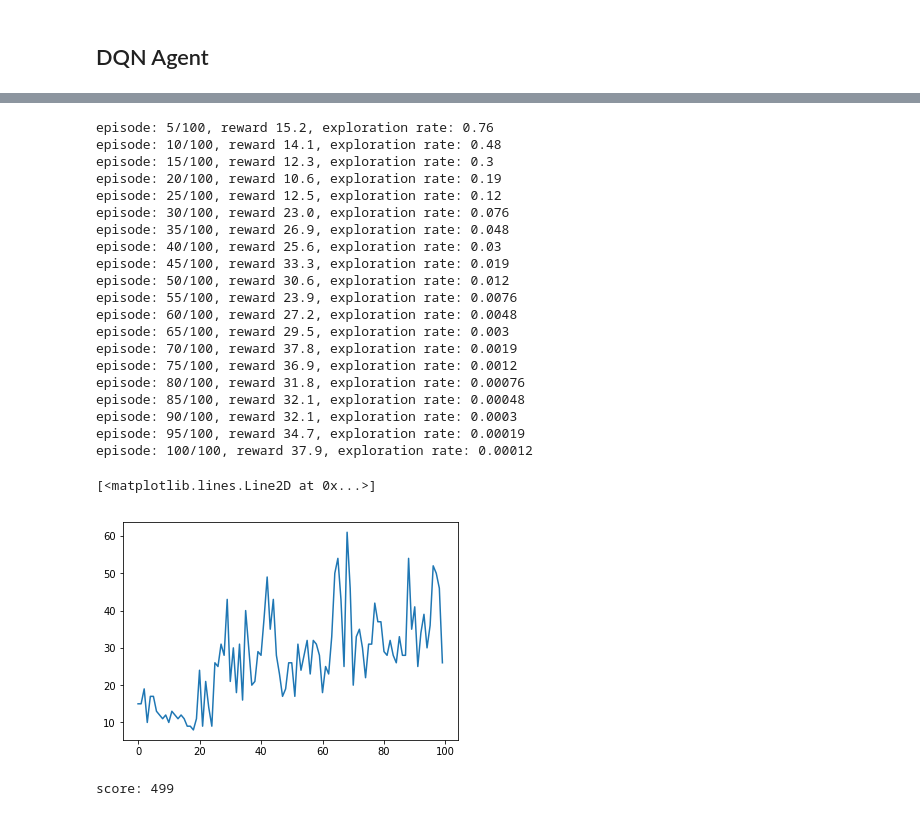
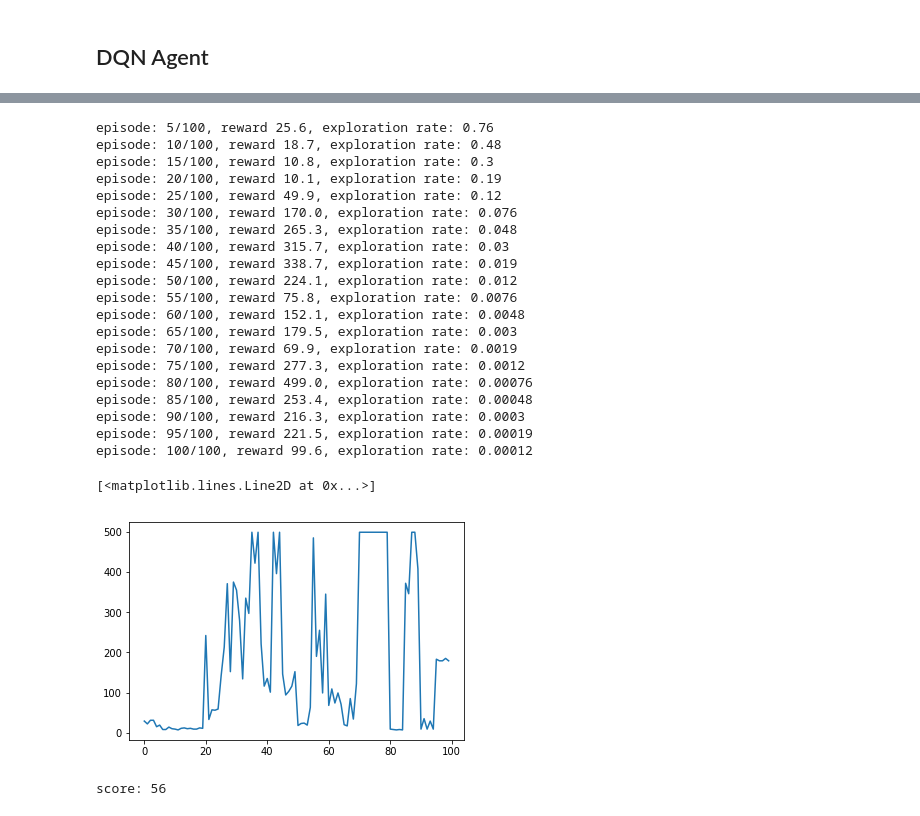
Before and after one commit to omikad/studying-ml, a Jupyter notebook: DQN/gymbook.ipynb, the cells around one changed output, grey strips where cells are left out. Saved outputs shown, nothing was run; the diff lists cells and outputs as text; code cells hidden in the pictures.

```diff
--- a/DQN/gymbook.ipynb
+++ b/DQN/gymbook.ipynb
@@ -326,33 +334,46 @@ env = gym.make('CartPole-v1')
 # %%
 params = LearningParameters(env.observation_space.shape[0], env.action_space.n, 100)
-# trained_agent, rewards = train_reward_is_time(env, PolicyGradientAgent(params), params)
-trained_agent, rewards = train(env, DQNAgent(params), params)
-# trained_agent, rewards = train_reward_is_time(env, ActionAsInputAgent(params), params)
+
+# params.episodes_between_think = 1
+# agent = PolicyGradientAgent(params)
+
+# agent = DqnAgent(params)
+
+agent = ActionAsInputAgent(params)
+
+if 'session' in locals():
+    session.close()
+session = tf.Session()
+session.run(agent.model['init'])
+
+agent, rewards = train_reward_is_time(env, agent, params)
+# agent, rewards = train(env, agent, params)
+# agent, rewards = train_reward_is_time(env, ActionAsInputAgent(params), params)
 plt.plot(rewards)
 # %% [output]
-episode: 5/100, reward 15.2, exploration rate: 0.76
-episode: 10/100, reward 14.1, exploration rate: 0.48
-episode: 15/100, reward 12.3, exploration rate: 0.3
-episode: 20/100, reward 10.6, exploration rate: 0.19
-episode: 25/100, reward 12.5, exploration rate: 0.12
-episode: 30/100, reward 23.0, exploration rate: 0.076
-episode: 35/100, reward 26.9, exploration rate: 0.048
-episode: 40/100, reward 25.6, exploration rate: 0.03
-episode: 45/100, reward 33.3, exploration rate: 0.019
-episode: 50/100, reward 30.6, exploration rate: 0.012
-episode: 55/100, reward 23.9, exploration rate: 0.0076
-episode: 60/100, reward 27.2, exploration rate: 0.0048
-episode: 65/100, reward 29.5, exploration rate: 0.003
-episode: 70/100, reward 37.8, exploration rate: 0.0019
-episode: 75/100, reward 36.9, exploration rate: 0.0012
-episode: 80/100, reward 31.8, exploration rate: 0.00076
-episode: 85/100, reward 32.1, exploration rate: 0.00048
-episode: 90/100, reward 32.1, exploration rate: 0.0003
-episode: 95/100, reward 34.7, exploration rate: 0.00019
-episode: 100/100, reward 37.9, exploration rate: 0.00012
+episode: 5/100, reward 25.6, exploration rate: 0.76
+episode: 10/100, reward 18.7, exploration rate: 0.48
+episode: 15/100, reward 10.8, exploration rate: 0.3
+episode: 20/100, reward 10.1, exploration rate: 0.19
+episode: 25/100, reward 49.9, exploration rate: 0.12
+episode: 30/100, reward 170.0, exploration rate: 0.076
+episode: 35/100, reward 265.3, exploration rate: 0.048
+episode: 40/100, reward 315.7, exploration rate: 0.03
+episode: 45/100, reward 338.7, exploration rate: 0.019
+episode: 50/100, reward 224.1, exploration rate: 0.012
+episode: 55/100, reward 75.8, exploration rate: 0.0076
+episode: 60/100, reward 152.1, exploration rate: 0.0048
+episode: 65/100, reward 179.5, exploration rate: 0.003
+episode: 70/100, reward 69.9, exploration rate: 0.0019
+episode: 75/100, reward 277.3, exploration rate: 0.0012
+episode: 80/100, reward 499.0, exploration rate: 0.00076
+episode: 85/100, reward 253.4, exploration rate: 0.00048
+episode: 90/100, reward 216.3, exploration rate: 0.0003
+episode: 95/100, reward 221.5, exploration rate: 0.00019
+episode: 100/100, reward 99.6, exploration rate: 0.00012
 [<matplotlib.lines.Line2D at 0x...>]
-[figure, old version]
+[figure, new version]
 # %%
-evaluate(env, trained_agent, params, False, 500)
+evaluate(env, agent, params, False, 500)
 # %% [output]
-score: 499
+score: 56
```
Also changed, not shown: parts of 13 cells of this notebook, 1 other file.
